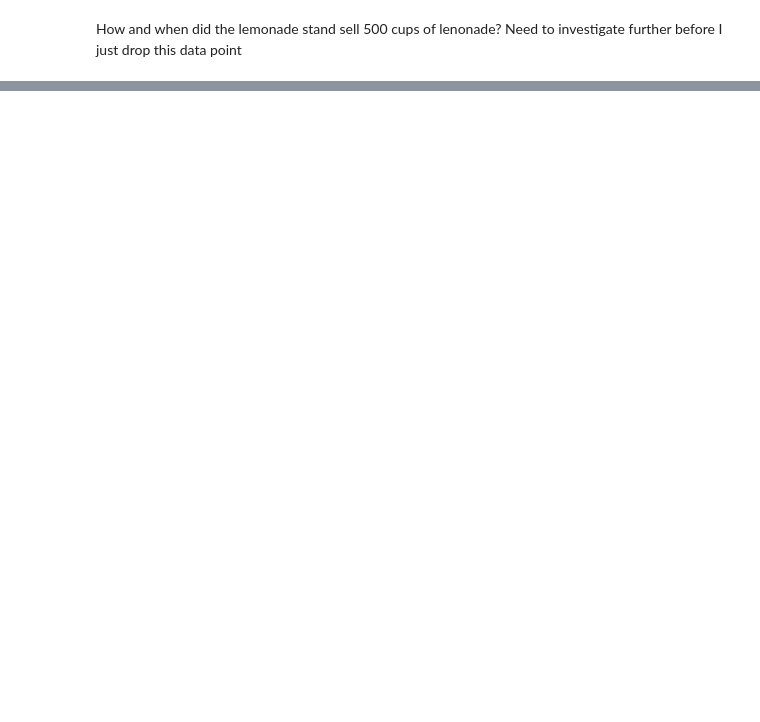
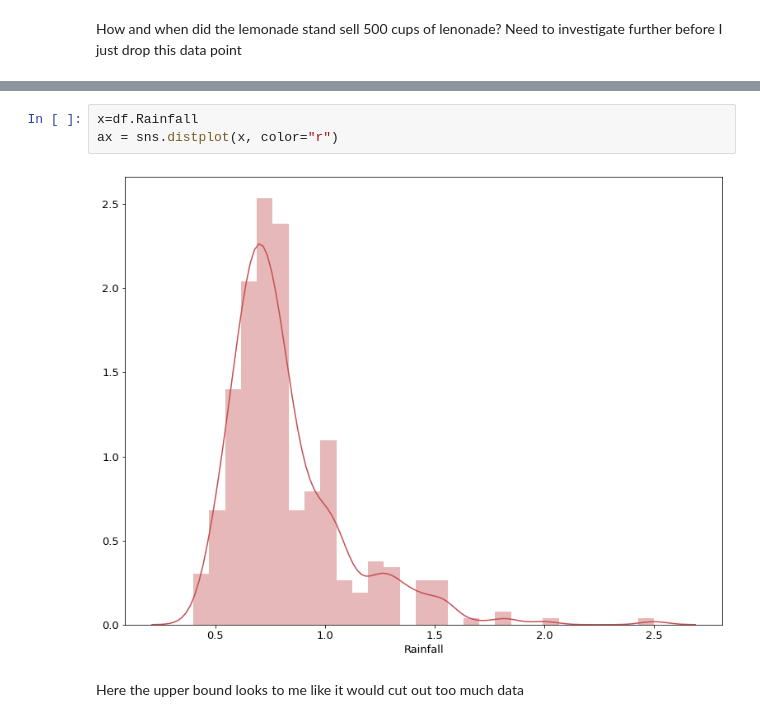
Before and after one commit to JadaShipp/anomaly_detection, a Jupyter notebook: continuous_probabilistic_methods.ipynb, the cells around one changed output, grey strips where cells are left out. Saved outputs shown, nothing was run; the diff lists cells and outputs as text; blank space fills up the shorter version.

```diff
--- a/continuous_probabilistic_methods.ipynb
+++ b/continuous_probabilistic_methods.ipynb
@@ -78,0 +220,7 @@ Which outliers should be kept?
+# %%
+x=df.Rainfall
+ax = sns.distplot(x, color="r")
+# %% [output]
+[figure, added]
+# %% [markdown]
+Here the upper bound looks to me like it would cut out too much data
```
Also changed, not shown: parts of 39 cells of this notebook.
